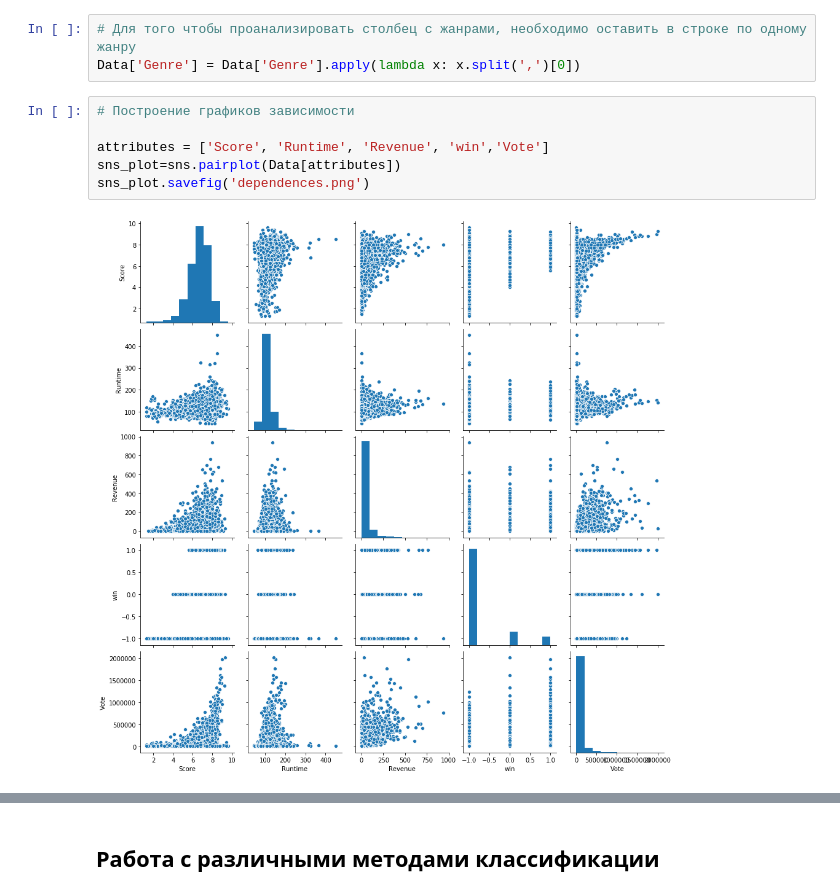
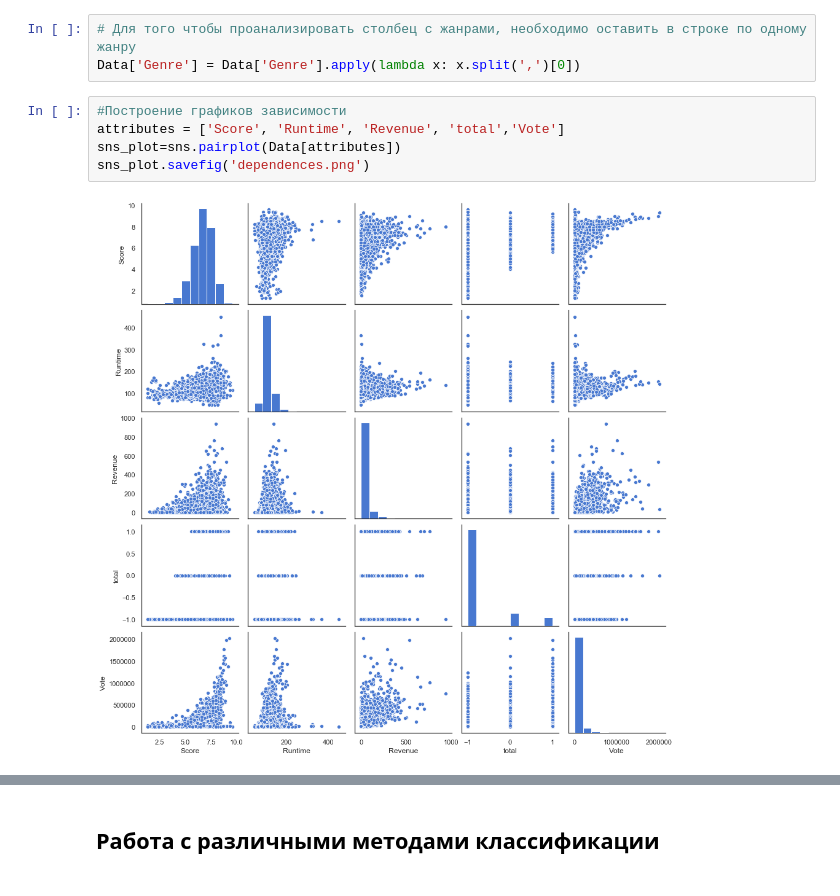
Before and after one commit to UlianaY/FilmsProject, a Jupyter notebook: Working_With_FilmsDS.ipynb, the cells around one changed output, grey strips where cells are left out. Cells and saved outputs as stored; diff of their text form.

```diff
--- a/Working_With_FilmsDS.ipynb
+++ b/Working_With_FilmsDS.ipynb
@@ -32,13 +30,12 @@ import matplotlib.pyplot as plt
 # Для того чтобы проанализировать столбец с жанрами, необходимо оставить в строке по одному жанру
 Data['Genre'] = Data['Genre'].apply(lambda x: x.split(',')[0])
 # %%
-# Построение графиков зависимости
-
-attributes = ['Score', 'Runtime', 'Revenue', 'win','Vote']
+#Построение графиков зависимости
+attributes = ['Score', 'Runtime', 'Revenue', 'total','Vote']
 sns_plot=sns.pairplot(Data[attributes])
 sns_plot.savefig('dependences.png')
 # %% [output]
-[figure, old version]
+[figure, new version]
 # %%
 sns.distplot(Data.Score)
 # %% [output]
```
Also changed, not shown: parts of 32 cells of this notebook, 1 other file.
